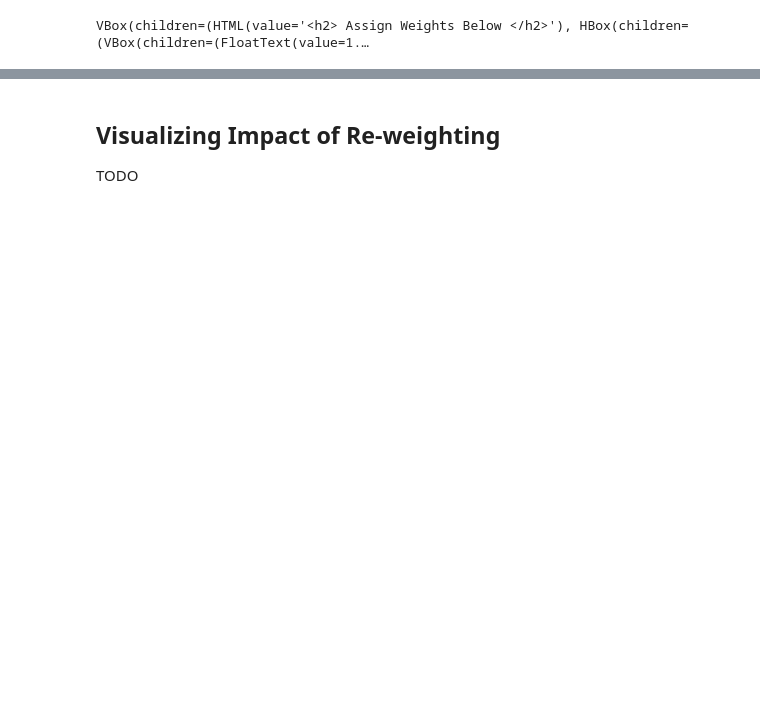
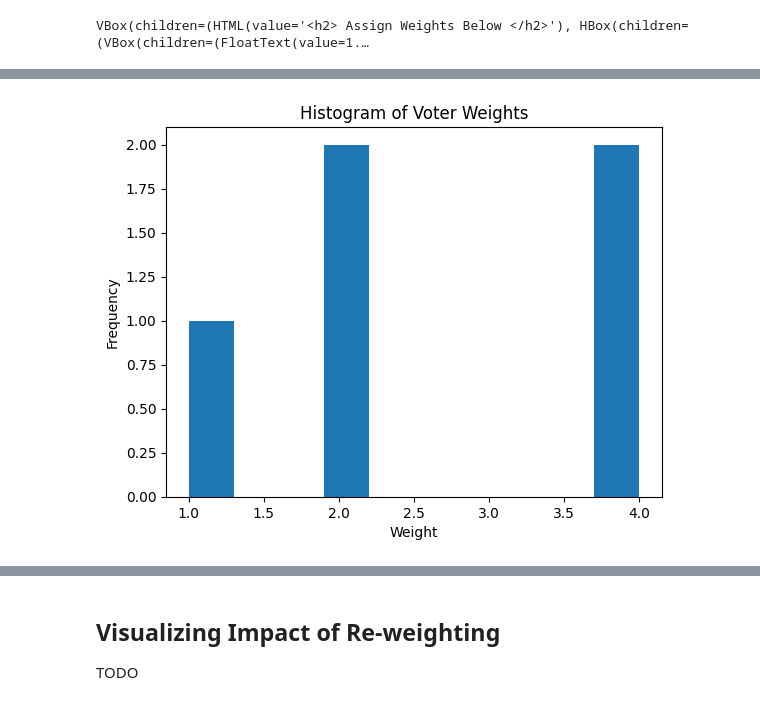
Before and after one commit to TE-Academy/Reputation-based_Weighted_Voting, a Jupyter notebook: notebooks/demonstration.ipynb, the cells around one changed output, grey strips where cells are left out. Saved outputs shown, nothing was run; the diff lists cells and outputs as text; code cells hidden in the pictures; blank space fills up the shorter version.

```diff
--- a/notebooks/demonstration.ipynb
+++ b/notebooks/demonstration.ipynb
@@ -163,0 +165,39 @@ NameError: name 'plt' is not defined
+# %%
+def calculate_voter_weights(voter_cred_df, weights):
+    """
+    Calculate the total weight of each voter based on their credentials and the weights assigned to each credential.
+
+    Parameters:
+    - voter_cred_df (DataFrame): A DataFrame where each row represents a voter and each column represents a credential.
+    - weights (dict): A dictionary where each key is a credential and the value is the weight assigned to that credential.
+
+    Returns:
+    - Series: A Series where each index is a voter and the value is their total weight.
+    """
+    # Initialize a Series to store the total weight of each voter
+    voter_weights = pd.Series(index=voter_cred_df.index)
+
+    # Iterate over each voter
+    for voter in voter_cred_df.index:
+        # Initialize the total weight for the current voter
+        total_weight = 0
+
+        # Iterate over each credential of the current voter
+        for credential, value in voter_cred_df.loc[voter].items():
+            # Add the weighted value of the credential to the total weight
+            total_weight += value * weights.get(credential).value
+
+        # Store the total weight of the voter
+        voter_weights[voter] = total_weight
+
+    return voter_weights
+# %%
+voter_weights = calculate_voter_weights(voter_cred_df, weights)
+# %%
+voter_weights.hist(grid=False)
+plt.title('Histogram of Voter Weights')
+plt.xlabel('Weight')
+plt.ylabel('Frequency')
+plt.show()
+# %% [output]
+[figure, added]
```
Also changed, not shown: parts of 9 cells of this notebook.
